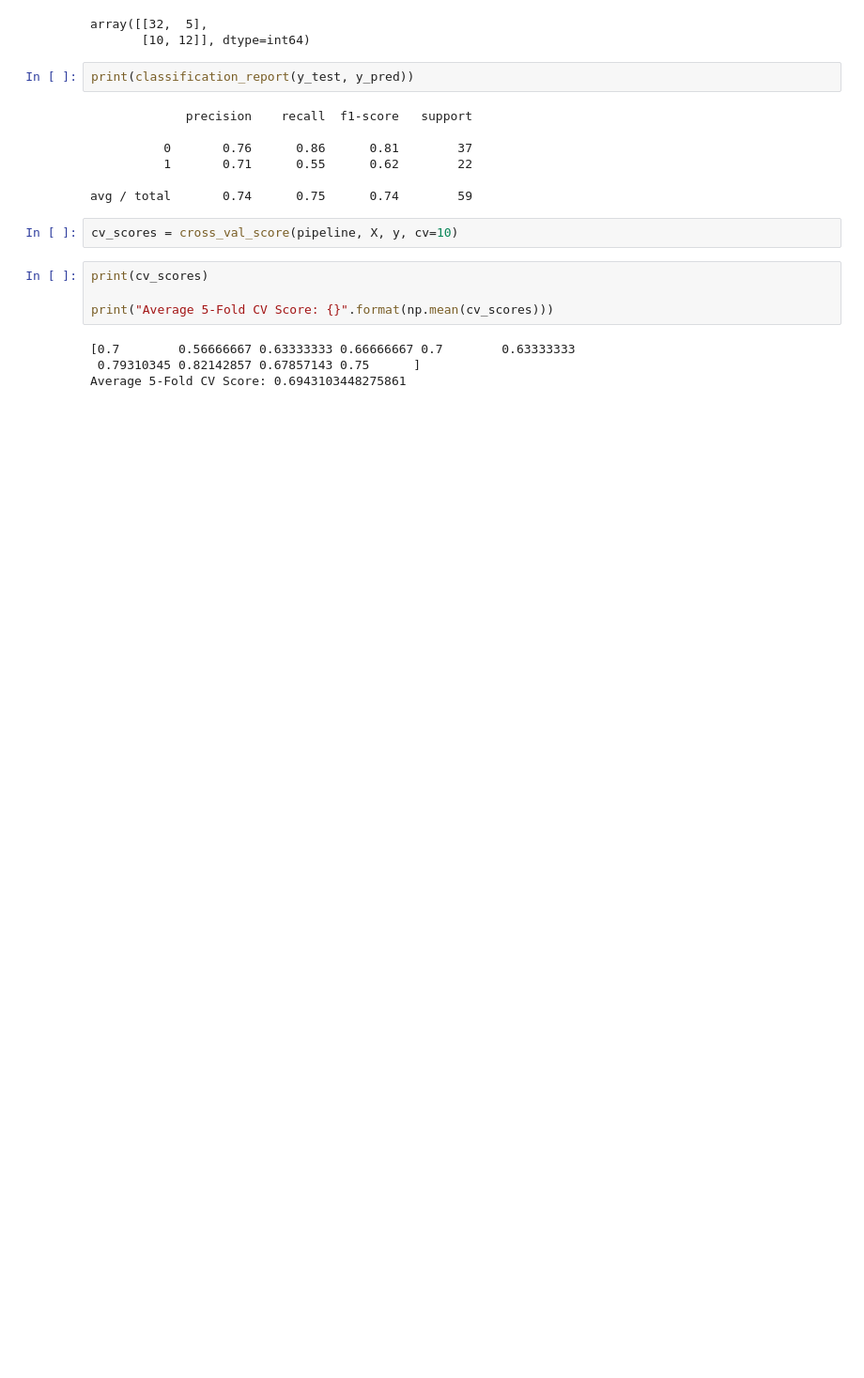
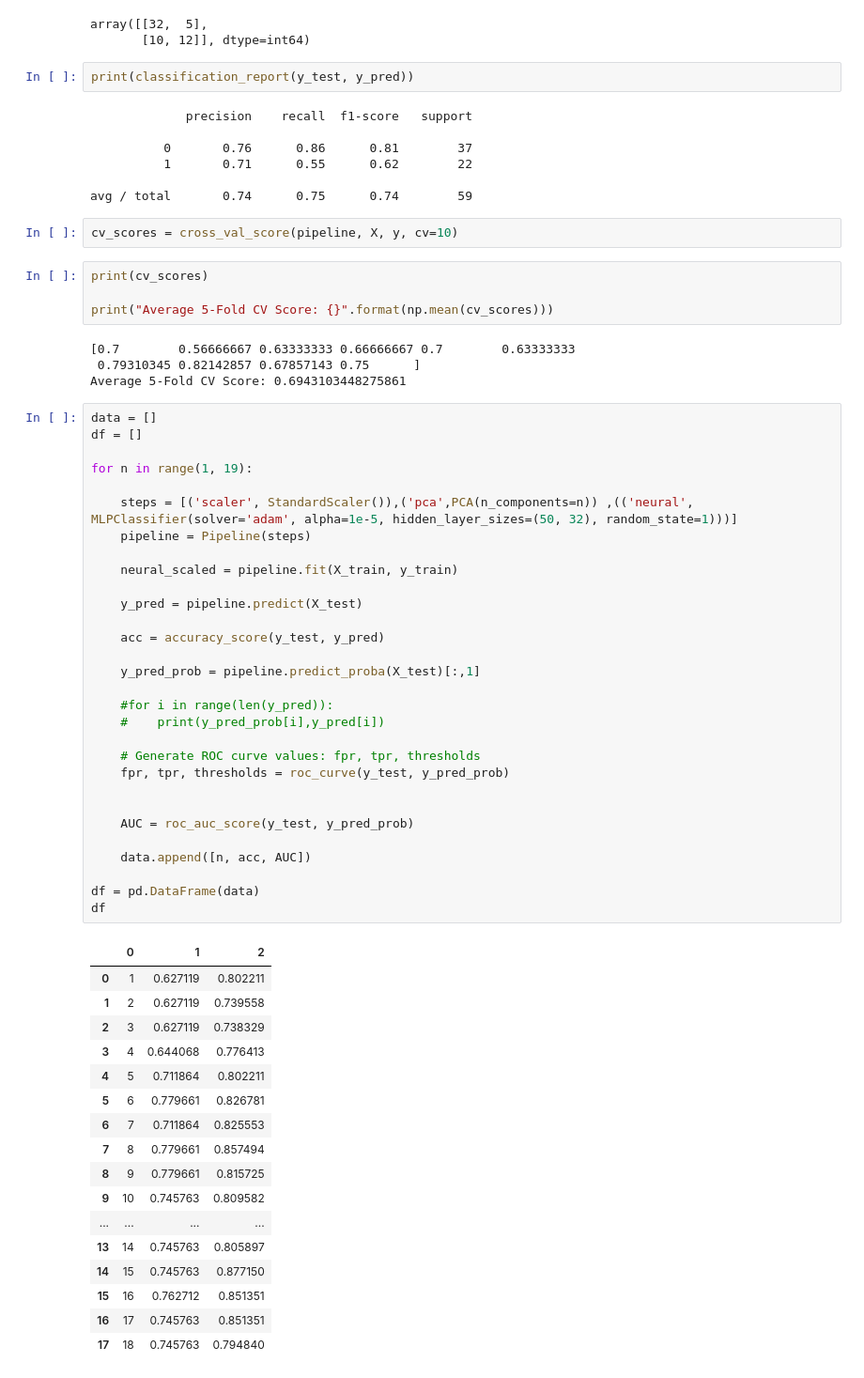
Before and after one commit to giovanimachado/mSc, a Jupyter notebook: pcaEvaluation.ipynb, the cells around one changed output. Shown at 94% size. Drawn from its saved outputs; the diff is of its cells as text; blank space fills up the shorter version.

```diff
--- a/pcaEvaluation.ipynb
+++ b/pcaEvaluation.ipynb
@@ -639,3 +639,51 @@ print("Average 5-Fold CV Score: {}".format(np.mean(cv_scores)))
 [0.7        0.56666667 0.63333333 0.66666667 0.7        0.63333333
  0.79310345 0.82142857 0.67857143 0.75      ]
 Average 5-Fold CV Score: 0.6943103448275861
+# %%
+data = []
+df = []
+
+for n in range(1, 19):
+
+    steps = [('scaler', StandardScaler()),('pca',PCA(n_components=n)) ,(('neural', MLPClassifier(solver='adam', alpha=1e-5, hidden_layer_sizes=(50, 32), random_state=1)))]
+    pipeline = Pipeline(steps)
+
+    neural_scaled = pipeline.fit(X_train, y_train)
+
+    y_pred = pipeline.predict(X_test)
+
+    acc = accuracy_score(y_test, y_pred)
+
+    y_pred_prob = pipeline.predict_proba(X_test)[:,1]
+
+    #for i in range(len(y_pred)):
+    #    print(y_pred_prob[i],y_pred[i])
+
+    # Generate ROC curve values: fpr, tpr, thresholds
+    fpr, tpr, thresholds = roc_curve(y_test, y_pred_prob)
+
+
+    AUC = roc_auc_score(y_test, y_pred_prob)
+
+    data.append([n, acc, AUC])
+
+df = pd.DataFrame(data)
+df
+# %% [output]
+|  | 0 | 1 | 2 |
+| 0 | 1 | 0.627119 | 0.802211 |
+| 1 | 2 | 0.627119 | 0.739558 |
+| 2 | 3 | 0.627119 | 0.738329 |
+| 3 | 4 | 0.644068 | 0.776413 |
+| 4 | 5 | 0.711864 | 0.802211 |
+| 5 | 6 | 0.779661 | 0.826781 |
+| 6 | 7 | 0.711864 | 0.825553 |
+| 7 | 8 | 0.779661 | 0.857494 |
+| 8 | 9 | 0.779661 | 0.815725 |
+| 9 | 10 | 0.745763 | 0.809582 |
+| ... | ... | ... | ... |
+| 13 | 14 | 0.745763 | 0.805897 |
+| 14 | 15 | 0.745763 | 0.877150 |
+| 15 | 16 | 0.762712 | 0.851351 |
+| 16 | 17 | 0.745763 | 0.851351 |
+| 17 | 18 | 0.745763 | 0.794840 |
```
Also changed, not shown: parts of 4 cells of this notebook.
